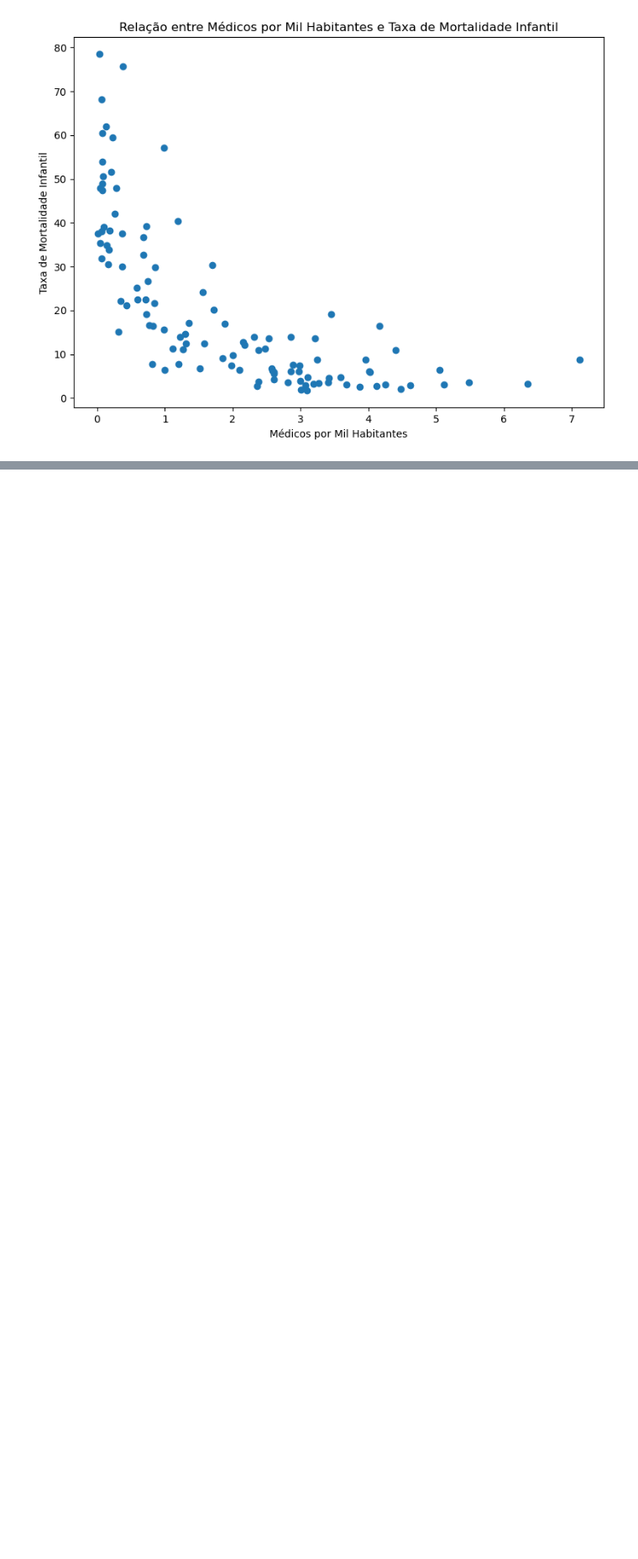
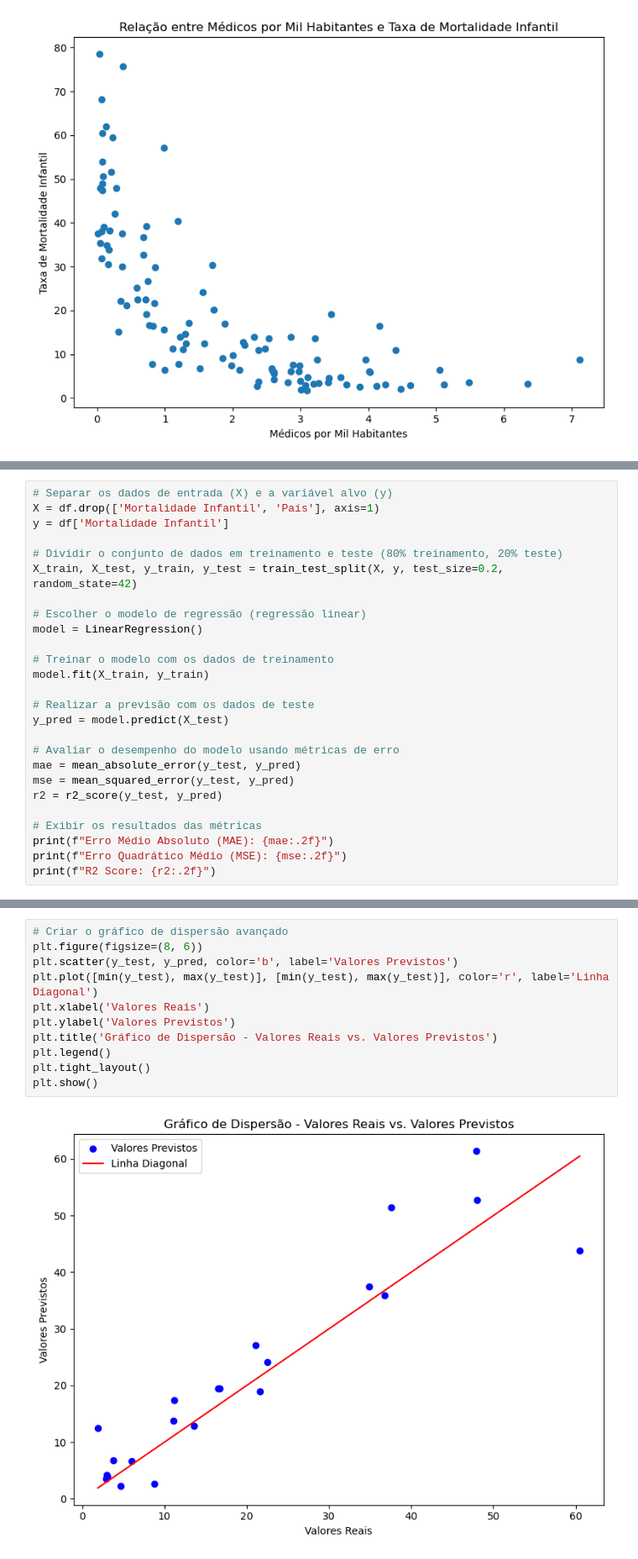
Before and after one commit to MiguelFreire-bit/Prever_taxa_mortalidade_infantil, a Jupyter notebook: Prever_a_taxa_de_mortalidade_infantil.ipynb, the cells around one changed output, grey strips where cells are left out. Shown at 84% size. Drawn from its saved outputs; the diff is of its cells as text; blank space fills up the shorter version.

Commit message:
mais um gráfico e dois modelos preditivos

```diff
--- a/Prever_a_taxa_de_mortalidade_infantil.ipynb
+++ b/Prever_a_taxa_de_mortalidade_infantil.ipynb
@@ -273,0 +296,26 @@ plt.show()
+# %%
+# Separar os dados de entrada (X) e a variável alvo (y)
+X = df.drop(['Mortalidade Infantil', 'País'], axis=1)
+y = df['Mortalidade Infantil']
+
+# Dividir o conjunto de dados em treinamento e teste (80% treinamento, 20% teste)
+X_train, X_test, y_train, y_test = train_test_split(X, y, test_size=0.2, random_state=42)
+
+# Escolher o modelo de regressão (regressão linear)
+model = LinearRegression()
+
+# Treinar o modelo com os dados de treinamento
+model.fit(X_train, y_train)
+
+# Realizar a previsão com os dados de teste
+y_pred = model.predict(X_test)
+
+# Avaliar o desempenho do modelo usando métricas de erro
+mae = mean_absolute_error(y_test, y_pred)
+mse = mean_squared_error(y_test, y_pred)
+r2 = r2_score(y_test, y_pred)
+
+# Exibir os resultados das métricas
+print(f"Erro Médio Absoluto (MAE): {mae:.2f}")
+print(f"Erro Quadrático Médio (MSE): {mse:.2f}")
+print(f"R2 Score: {r2:.2f}")
@@ -273,0 +326,13 @@ plt.show()
+# %%
+# Criar o gráfico de dispersão avançado
+plt.figure(figsize=(8, 6))
+plt.scatter(y_test, y_pred, color='b', label='Valores Previstos')
+plt.plot([min(y_test), max(y_test)], [min(y_test), max(y_test)], color='r', label='Linha Diagonal')
+plt.xlabel('Valores Reais')
+plt.ylabel('Valores Previstos')
+plt.title('Gráfico de Dispersão - Valores Reais vs. Valores Previstos')
+plt.legend()
+plt.tight_layout()
+plt.show()
+# %% [output]
+[figure, added]
```
Also changed, not shown: parts of 9 cells of this notebook.
